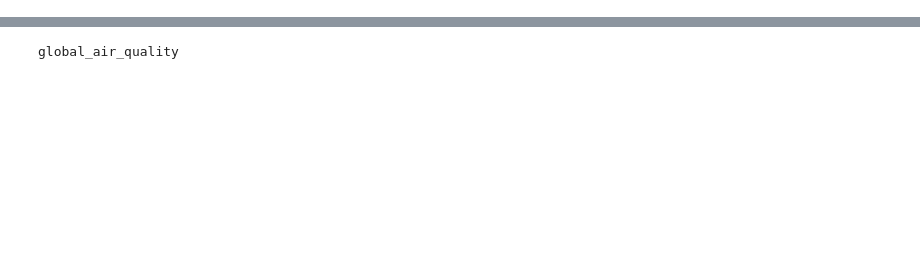
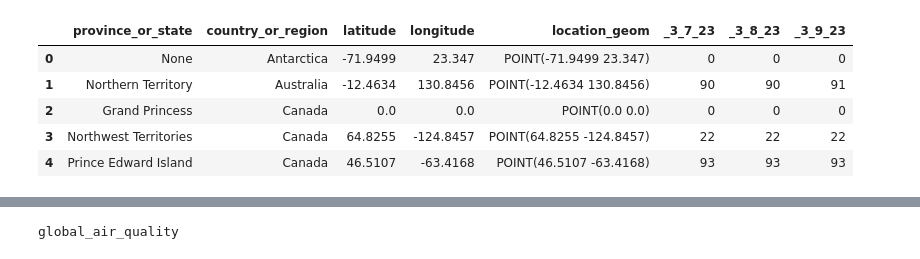
Before and after one commit to NicolasFredes/Prueba_1-main, a Jupyter notebook: Untitled-1.ipynb, the cells around one changed output, grey strips where cells are left out. Saved outputs shown, nothing was run; the diff lists cells and outputs as text; code cells hidden in the pictures; blank space fills up the shorter version.

```diff
--- a/Untitled-1.ipynb
+++ b/Untitled-1.ipynb
@@ -54,0 +58,9 @@ client.list_rows(table, max_results=5).to_dataframe()
+# %%
+client.list_rows(tabla_muertes, selected_fields =tabla_muertes.schema[:5] + tabla_muertes.schema[-3:] , max_results=5).to_dataframe()
+# %% [output]
+|  | province_or_state | country_or_region | latitude | longitude | location_geom | _3_7_23 | _3_8_23 | _3_9_23 |
+| 0 | None | Antarctica | -71.9499 | 23.347 | POINT(-71.9499 23.347) | 0 | 0 | 0 |
+| 1 | Northern Territory | Australia | -12.4634 | 130.8456 | POINT(-12.4634 130.8456) | 90 | 90 | 91 |
+| 2 | Grand Princess | Canada | 0.0 | 0.0 | POINT(0.0 0.0) | 0 | 0 | 0 |
+| 3 | Northwest Territories | Canada | 64.8255 | -124.8457 | POINT(64.8255 -124.8457) | 22 | 22 | 22 |
+| 4 | Prince Edward Island | Canada | 46.5107 | -63.4168 | POINT(46.5107 -63.4168) | 93 | 93 | 93 |
```
Also changed, not shown: parts of 12 cells of this notebook.
